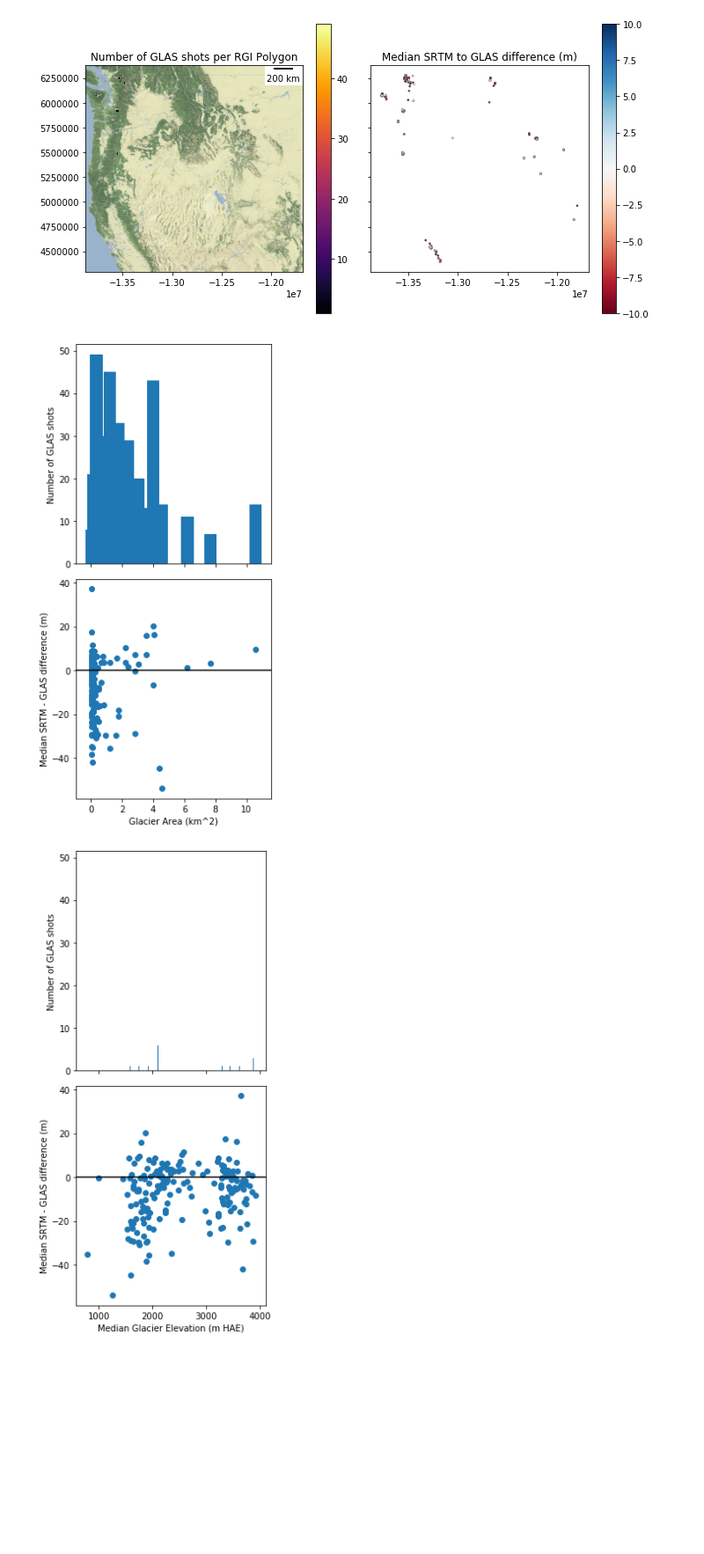
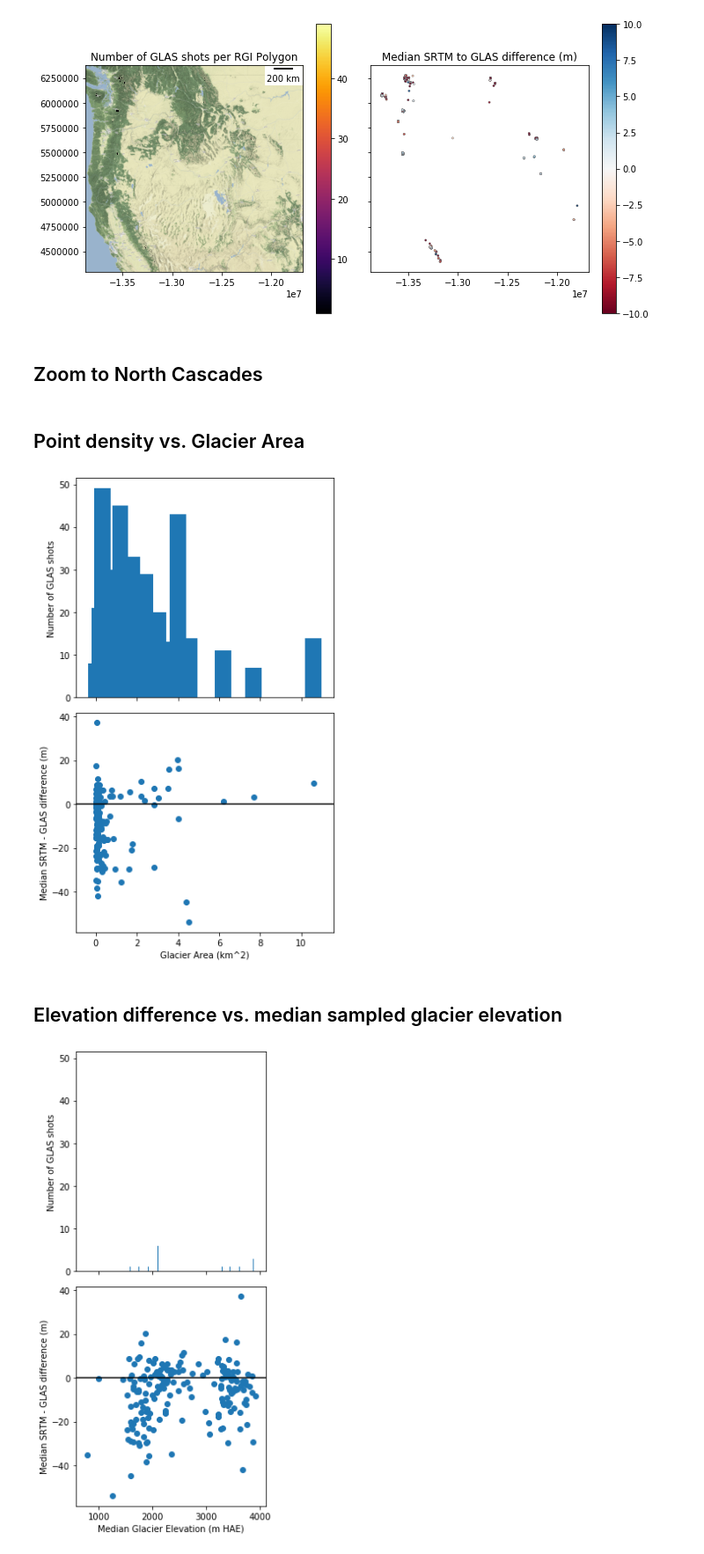
Before and after one commit to ICESAT-2HackWeek/tutorial_dev, a Jupyter notebook: shean_UWGDA_w2019_notebooks/shean_IS2hw_DataAnalytics_draft.ipynb, the cells around one changed output. Shown at 88% size. Cells and saved outputs as stored; diff of their text form; code cells hidden in the pictures; blank space fills up the shorter version.

```diff
--- a/shean_UWGDA_w2019_notebooks/shean_IS2hw_DataAnalytics_draft.ipynb
+++ b/shean_UWGDA_w2019_notebooks/shean_IS2hw_DataAnalytics_draft.ipynb
@@ -174,0 +219,4 @@ glas_df['glas_dem_diff'] = glas_df['glas_z'] - glas_df['dem_z']
+# %%
+#February 11-22, 2000
+srtm_decyear = 2000.112
+glas_df['glas_dem_dt'] = glas_df['decyear'] - srtm_decyear
@@ -175 +225,3 @@ glas_df['glas_dem_diff'] = glas_df['glas_z'] - glas_df['dem_z']
+# %%
+glas_df['glas_dem_dhdt'] = glas_df['glas_dem_diff']/glas_df['glas_dem_dt']
 # %% [markdown]
@@ -598,6 +706,8 @@ glas_gdf_aea_rgi_agg.head()
 | RGI60-02.13761 | Thayer Glacier OR | 0.104 | 2577.600000 | 2577.600 | NaN | 1 | ... |
 | RGI60-02.13769 | Villard Glacier OR | 0.051 | 2710.566667 | 2689.840 | 54.160927 | 3 | ... |
 | RGI60-02.13770 | Linn Glacier OR | 0.144 | 2453.932500 | 2394.325 | 172.569776 | 4 | ... |
+# %%
+glas_gdf_aea_rgi_agg['glas_pt_density'] = glas_gdf_aea_rgi_agg['glas_dem_diff_count']/glas_gdf_aea_rgi_agg['Area_first']
 # %%
 rgi_gdf_conus_aea['geometry'].head()
 # %% [output]
@@ -682,18 +768,24 @@ add_basemap(axa[0], zoom=8)
 plt.tight_layout()
 # %% [output]
 [figure]
+# %% [markdown]
+## Zoom to North Cascades
+# %% [markdown]
+## Point density vs. Glacier Area
 # %%
-f, axa = plt.subplots(2, sharex=True, figsize=(4, 8))
+f, axa = plt.subplots(2, sharex=True, figsize=(5, 8))
 axa[0].bar(glas_gdf_aea_rgi_agg_gdf['Area_first'], glas_gdf_aea_rgi_agg_gdf['glas_dem_diff_count'])
 #axa[0].set_xlabel('Glacier Area (km^2)')
 axa[0].set_ylabel('Number of GLAS shots')
 axa[1].scatter(glas_gdf_aea_rgi_agg_gdf['Area_first'], glas_gdf_aea_rgi_agg_gdf['glas_dem_diff_median'])
 axa[1].set_xlabel('Glacier Area (km^2)')
 axa[1].set_ylabel('Median SRTM - GLAS difference (m)')
 axa[1].axhline(0, color='k')
 plt.tight_layout()
 # %% [output]
-[figure, old version]
+[figure, new version]
+# %% [markdown]
+## Elevation difference vs. median sampled glacier elevation
 # %%
 f, axa = plt.subplots(2, sharex=True, figsize=(4, 8))
 axa[0].bar(glas_gdf_aea_rgi_agg_gdf['glas_z_median'], glas_gdf_aea_rgi_agg_gdf['glas_dem_diff_count'])
```
Also changed, not shown: parts of 64 cells of this notebook.
